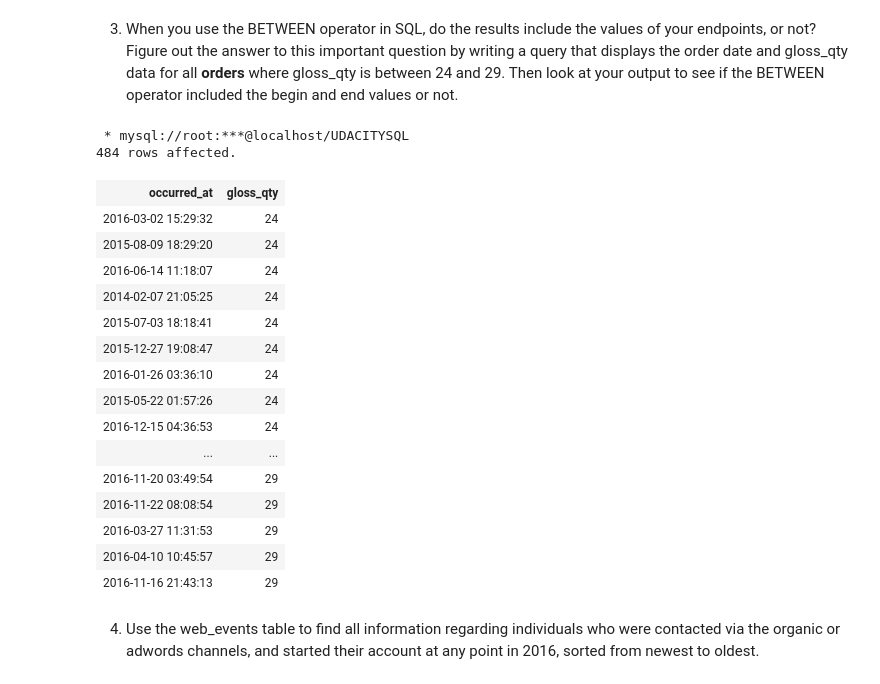
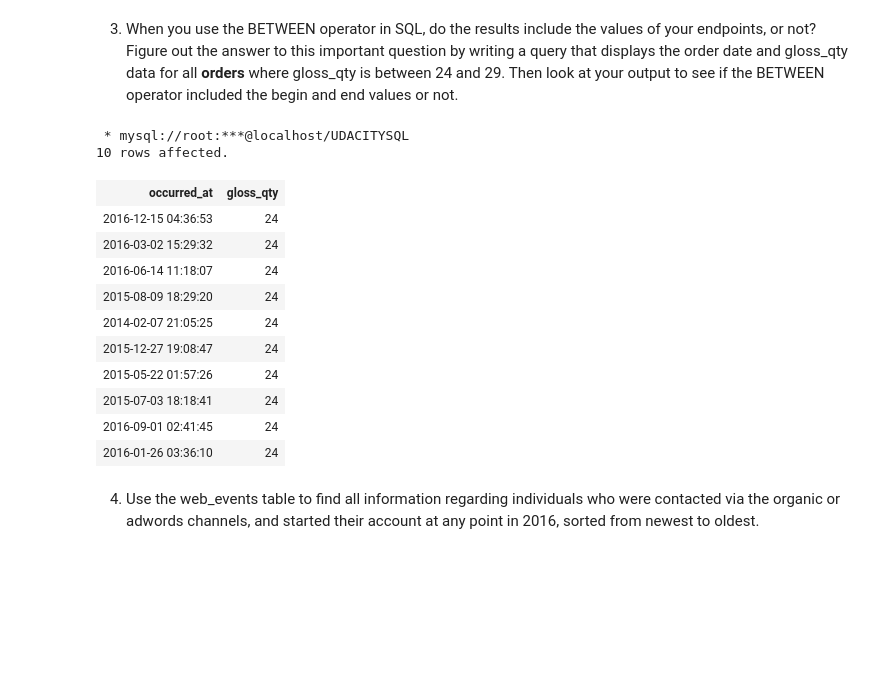
Before and after one commit to EmilyMaPe/SQL-for-Data-Analytics, a Jupyter notebook: BASIC SQL.ipynb, the cells around one changed output. Saved outputs shown, nothing was run; the diff lists cells and outputs as text; code cells hidden in the pictures; blank space fills up the shorter version.

```diff
--- a/BASIC SQL.ipynb
+++ b/BASIC SQL.ipynb
@@ -714,31 +714,27 @@ SELECT name
 # %%
 %%sql
 
 SELECT occurred_at, gloss_qty
     FROM orders
     WHERE gloss_qty
         BETWEEN 24
         AND 29
-    ORDER BY gloss_qty;
+    ORDER BY gloss_qty
+    LIMIT 10;
 # %% [output]
  * mysql://root:***@localhost/UDACITYSQL
-484 rows affected.
+10 rows affected.
 | occurred_at | gloss_qty |
+| 2016-12-15 04:36:53 | 24 |
 | 2016-03-02 15:29:32 | 24 |
+| 2016-06-14 11:18:07 | 24 |
 | 2015-08-09 18:29:20 | 24 |
-| 2016-06-14 11:18:07 | 24 |
 | 2014-02-07 21:05:25 | 24 |
+| 2015-12-27 19:08:47 | 24 |
+| 2015-05-22 01:57:26 | 24 |
 | 2015-07-03 18:18:41 | 24 |
-| 2015-12-27 19:08:47 | 24 |
+| 2016-09-01 02:41:45 | 24 |
 | 2016-01-26 03:36:10 | 24 |
-| 2015-05-22 01:57:26 | 24 |
-| 2016-12-15 04:36:53 | 24 |
-| ... | ... |
-| 2016-11-20 03:49:54 | 29 |
-| 2016-11-22 08:08:54 | 29 |
-| 2016-03-27 11:31:53 | 29 |
-| 2016-04-10 10:45:57 | 29 |
-| 2016-11-16 21:43:13 | 29 |
 # %% [markdown]
 4. Use the web_events table to find all information regarding individuals who were contacted via the organic or adwords channels, and started their account at any point in 2016, sorted from newest to oldest.
 # %%
```
